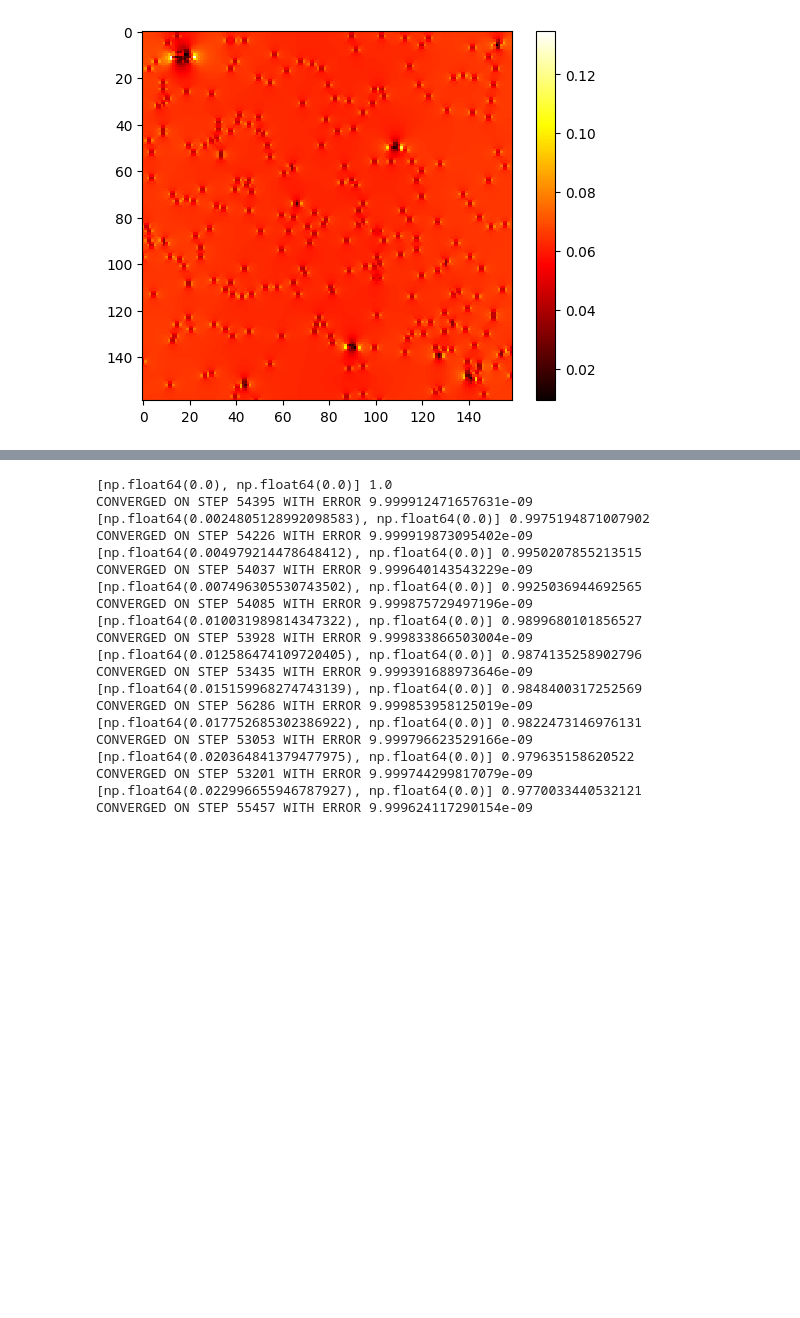
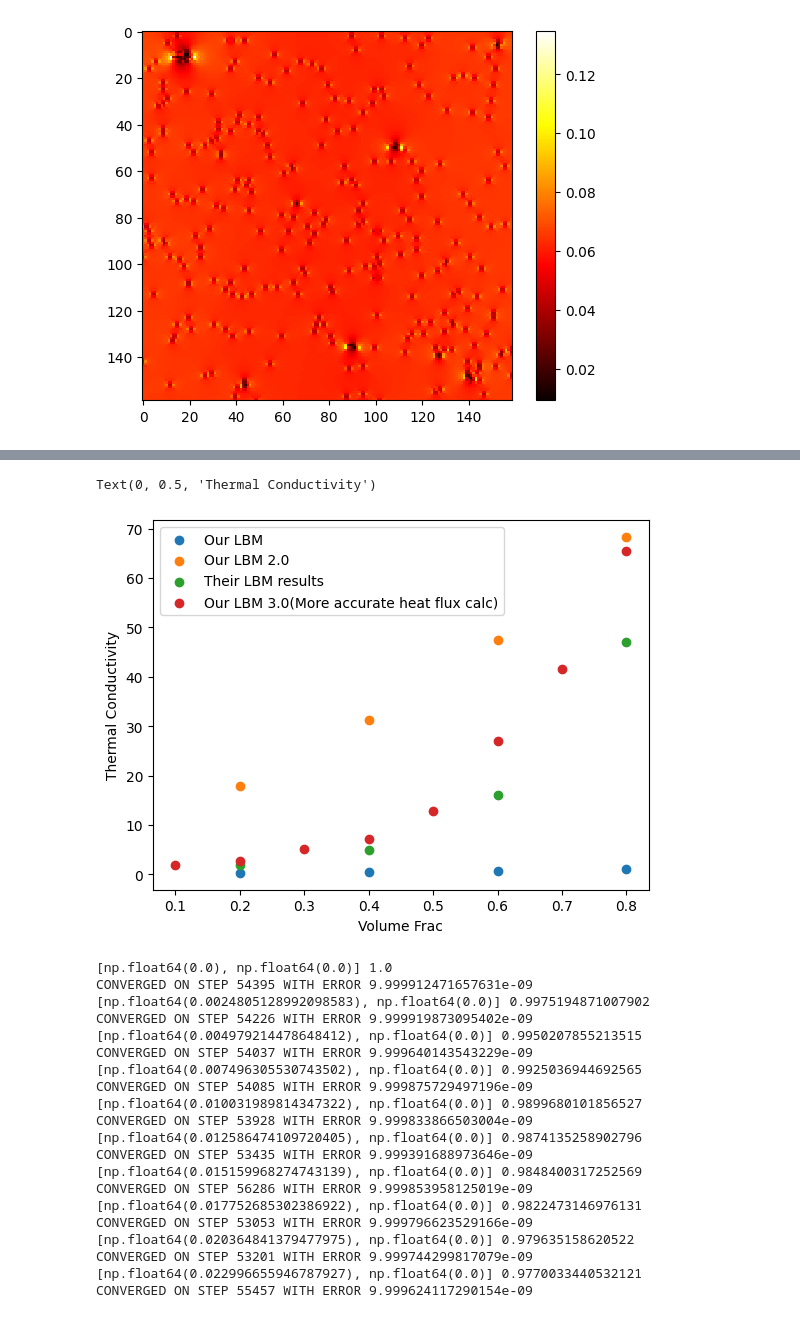
Before and after one commit to AadiDev005/Paraffin-EG-Model, a Jupyter notebook: dataset_generator.ipynb, the cells around one changed output, grey strips where cells are left out. Cells and saved outputs as stored; diff of their text form; code cells hidden in the pictures; blank space fills up the shorter version.

```diff
--- a/dataset_generator.ipynb
+++ b/dataset_generator.ipynb
@@ -499,0 +483,8 @@ plt.grid()
+# %%
+vols=[]
+conds=[]
+for volFrac in np.linspace(0.1, 0.8, 8):
+    sample=generateSampleFromPaper(160, 160, 0.1, volFrac)
+    cond, T=lbmQ9(sample, 1, 0.505)
+    vols.append(volFrac)
+    conds.append(cond)
@@ -500,3 +509,14 @@ plt.grid()
+# %%
+plt.scatter([0.2, 0.4, 0.6, 0.8], [0.29855, 0.5, 0.724, 1.108], label='Our LBM')
+plt.scatter([0.2, 0.4, 0.6, 0.8], [17.83, 31.16, 47.43, 68.32], label='Our LBM 2.0')
+plt.scatter([0.2, 0.4, 0.6, 0.8], [2, 5, 16, 47], label='Their LBM results')
+plt.scatter(vols, conds, label='Our LBM 3.0(More accurate heat flux calc)')
+plt.legend()
+plt.xlabel('Volume Frac')
+plt.ylabel('Thermal Conductivity')
+# %% [output]
+Text(0, 0.5, 'Thermal Conductivity')
+[figure, added]
 # %%
 conds=[]
 wts=[]
```
Also changed, not shown: parts of 10 cells of this notebook.
